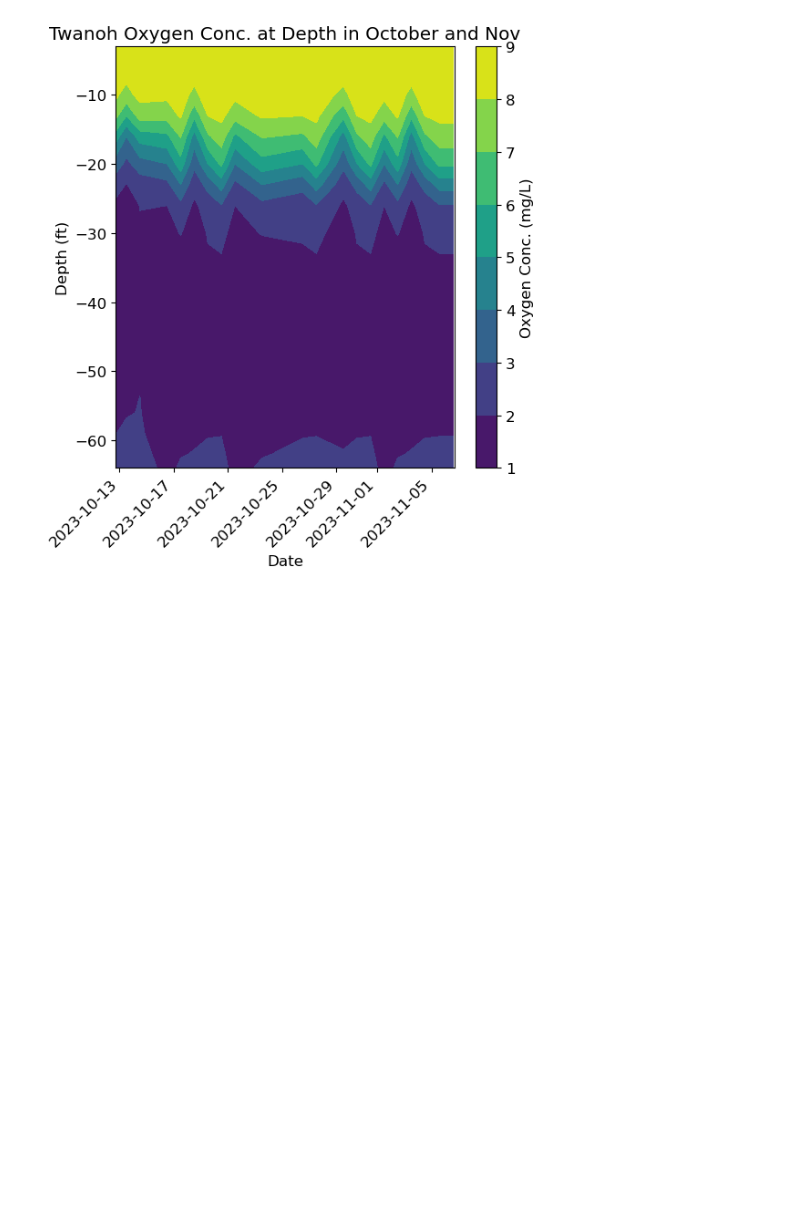
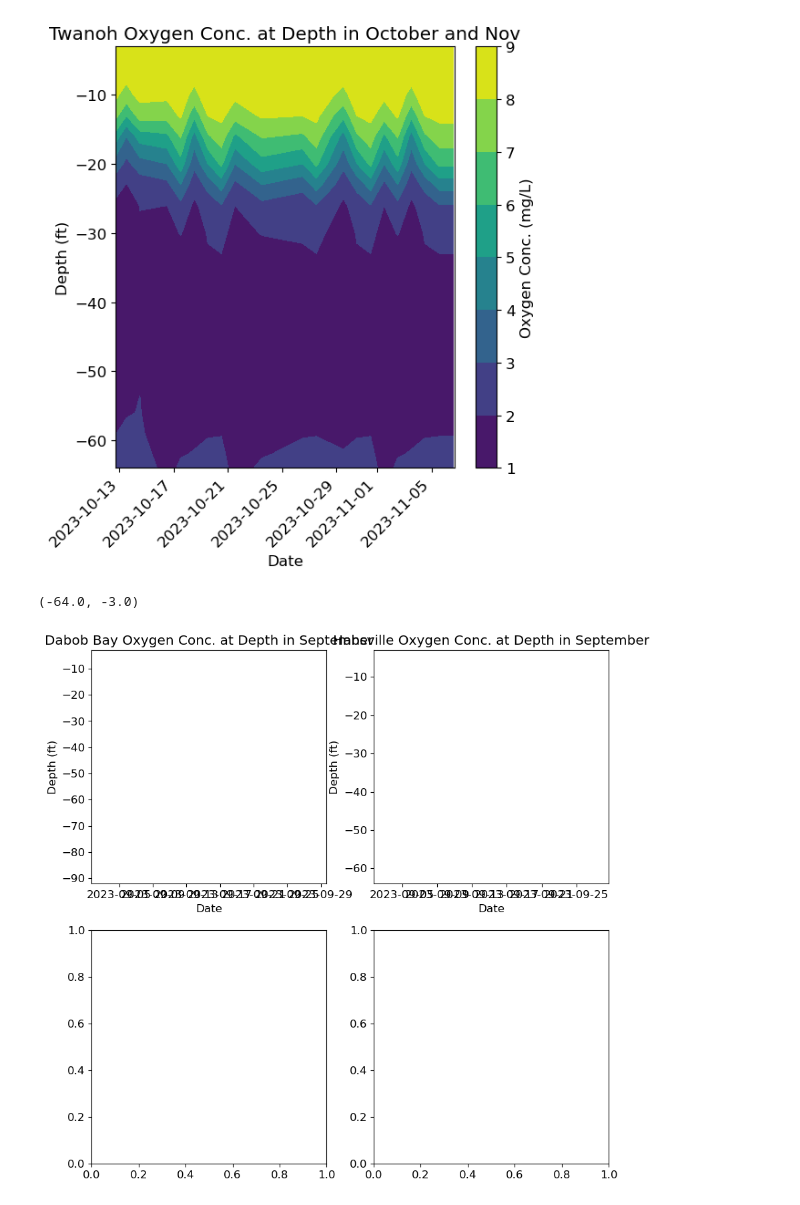
Before and after one commit to Lbh22GitHub/Harris.L_FinalProject, a Jupyter notebook: Final Take 2.ipynb, the cells around one changed output. Saved outputs shown, nothing was run; the diff lists cells and outputs as text; code cells hidden in the pictures; blank space fills up the shorter version.

```diff
--- a/Final Take 2.ipynb
+++ b/Final Take 2.ipynb
@@ -299,3 +299,29 @@ plt.colorbar(label = 'Oxygen Conc. (mg/L)')
 plt.savefig('Twanoh.png')
 # %% [output]
 [figure]
+# %%
+# Combine Plots
+fig,axs = plt.subplots(figsize = (10,10), nrows=2, ncols = 2)
+axs[0,0].contourf(X,Y,piv_new)
+# Set Axis Labels and Title
+axs[0,0].set_xlabel('Date')
+axs[0,0].set_ylabel('Depth (ft)')
+axs[0,0].set_title('Dabob Bay Oxygen Conc. at Depth in September')
+# Tilt X Tic Values
+#plt[0,0].xticks(rotation=45, ha='right')
+# Set X-Limits based on known dataset
+axs[0,0].set_xlim(left = datetime.fromisoformat('2023-09-02'), right = datetime.fromisoformat('2023-09-30'))
+
+axs[0,1].contourf(X,Y,piv_new)
+# Set Axis Labels and Title
+axs[0,1].set_xlabel('Date')
+axs[0,1].set_ylabel('Depth (ft)')
+axs[0,1].set_title('Hansville Oxygen Conc. at Depth in September')
+# Tilt X Tic Values
+#plt.xticks(rotation=45, ha='right')
+# Set Axis Limits based on known dataset
+axs[0,1].set_xlim(left = datetime.fromisoformat('2023-09-02'), right = datetime.fromisoformat('2023-09-29'))
+axs[0,1].set_ylim(top = -3, bottom = -64)
+# %% [output]
+(-64.0, -3.0)
+[figure, added]
```
Also changed, not shown: parts of 1 cell of this notebook.
